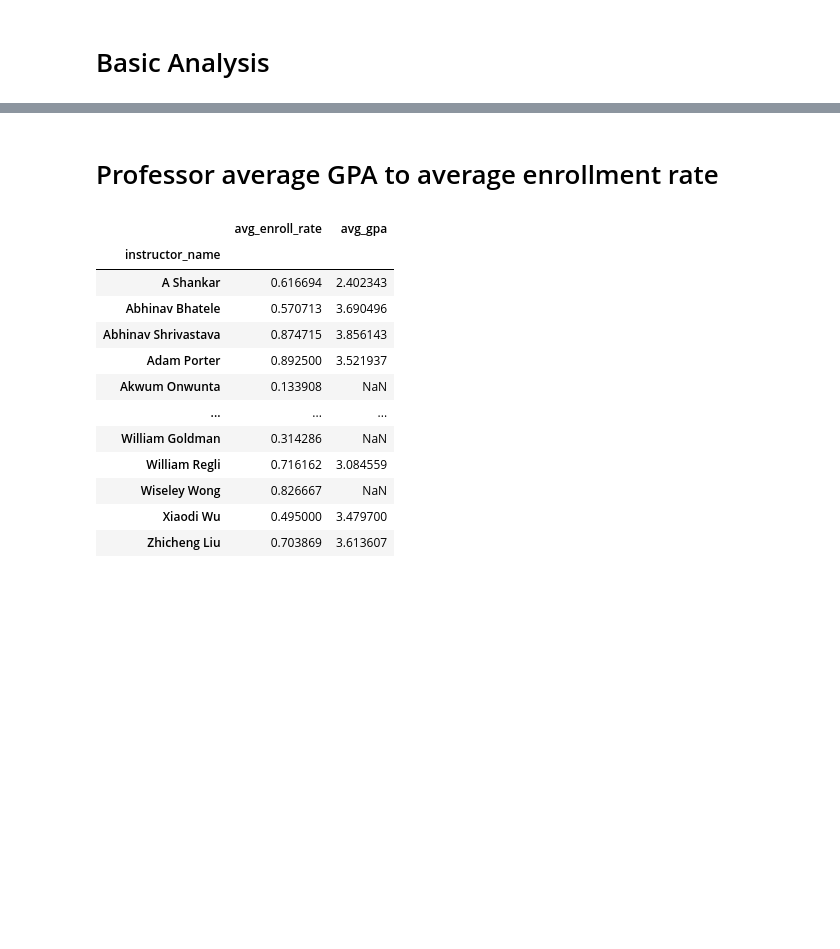
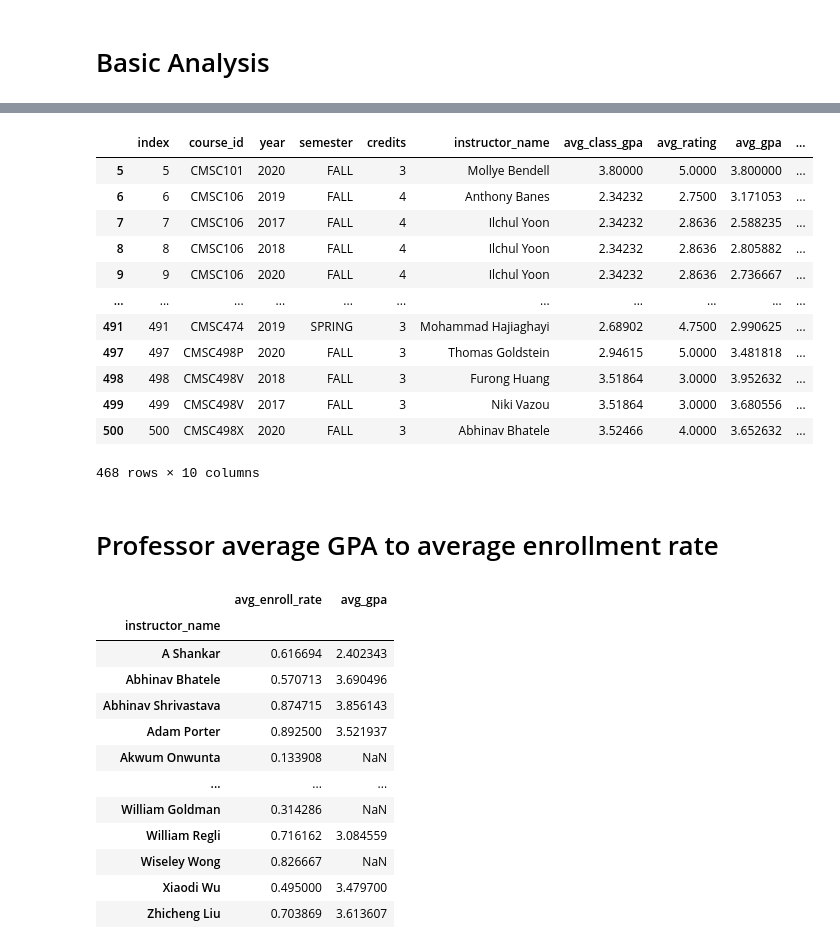
Before and after one commit to WesJD/cmsc320-final, a Jupyter notebook: project.ipynb, the cells around one changed output, grey strips where cells are left out. Cells and saved outputs as stored; diff of their text form; code cells hidden in the pictures; blank space fills up the shorter version.

```diff
--- a/project.ipynb
+++ b/project.ipynb
@@ -389,3 +429,28 @@ with open_conn() as conn:
+# %%
+df = df.reset_index(0)
+
+nan_prof_rating = df[df.avg_rating.isnull() ]
+nan_class_gpa = df[df.avg_class_gpa.isnull()]
+nan_prof_gpa = df[df.avg_gpa.isnull()]
+
+len(nan_prof_rating)
+
+tidyDf = df.drop(nan_prof_rating.index, inplace=False)
+tidyDf
+# %% [output]
+|  | index | course_id | year | semester | credits | instructor_name | avg_class_gpa | avg_rating | avg_gpa | ... |
+| 5 | 5 | CMSC101 | 2020 | FALL | 3 | Mollye Bendell | 3.80000 | 5.0000 | 3.800000 | ... |
+| 6 | 6 | CMSC106 | 2019 | FALL | 4 | Anthony Banes | 2.34232 | 2.7500 | 3.171053 | ... |
+| 7 | 7 | CMSC106 | 2017 | FALL | 4 | Ilchul Yoon | 2.34232 | 2.8636 | 2.588235 | ... |
+| 8 | 8 | CMSC106 | 2018 | FALL | 4 | Ilchul Yoon | 2.34232 | 2.8636 | 2.805882 | ... |
+| 9 | 9 | CMSC106 | 2020 | FALL | 4 | Ilchul Yoon | 2.34232 | 2.8636 | 2.736667 | ... |
+| ... | ... | ... | ... | ... | ... | ... | ... | ... | ... | ... |
+| 491 | 491 | CMSC474 | 2019 | SPRING | 3 | Mohammad Hajiaghayi | 2.68902 | 4.7500 | 2.990625 | ... |
+| 497 | 497 | CMSC498P | 2020 | FALL | 3 | Thomas Goldstein | 2.94615 | 5.0000 | 3.481818 | ... |
+| 498 | 498 | CMSC498V | 2018 | FALL | 3 | Furong Huang | 3.51864 | 3.0000 | 3.952632 | ... |
+| 499 | 499 | CMSC498V | 2017 | FALL | 3 | Niki Vazou | 3.51864 | 3.0000 | 3.680556 | ... |
+| 500 | 500 | CMSC498X | 2020 | FALL | 3 | Abhinav Bhatele | 3.52466 | 4.0000 | 3.652632 | ... |
+468 rows × 10 columns
 # %% [markdown]
 # Professor average GPA to average enrollment rate
 # %%
```
Also changed, not shown: parts of 7 cells of this notebook.
